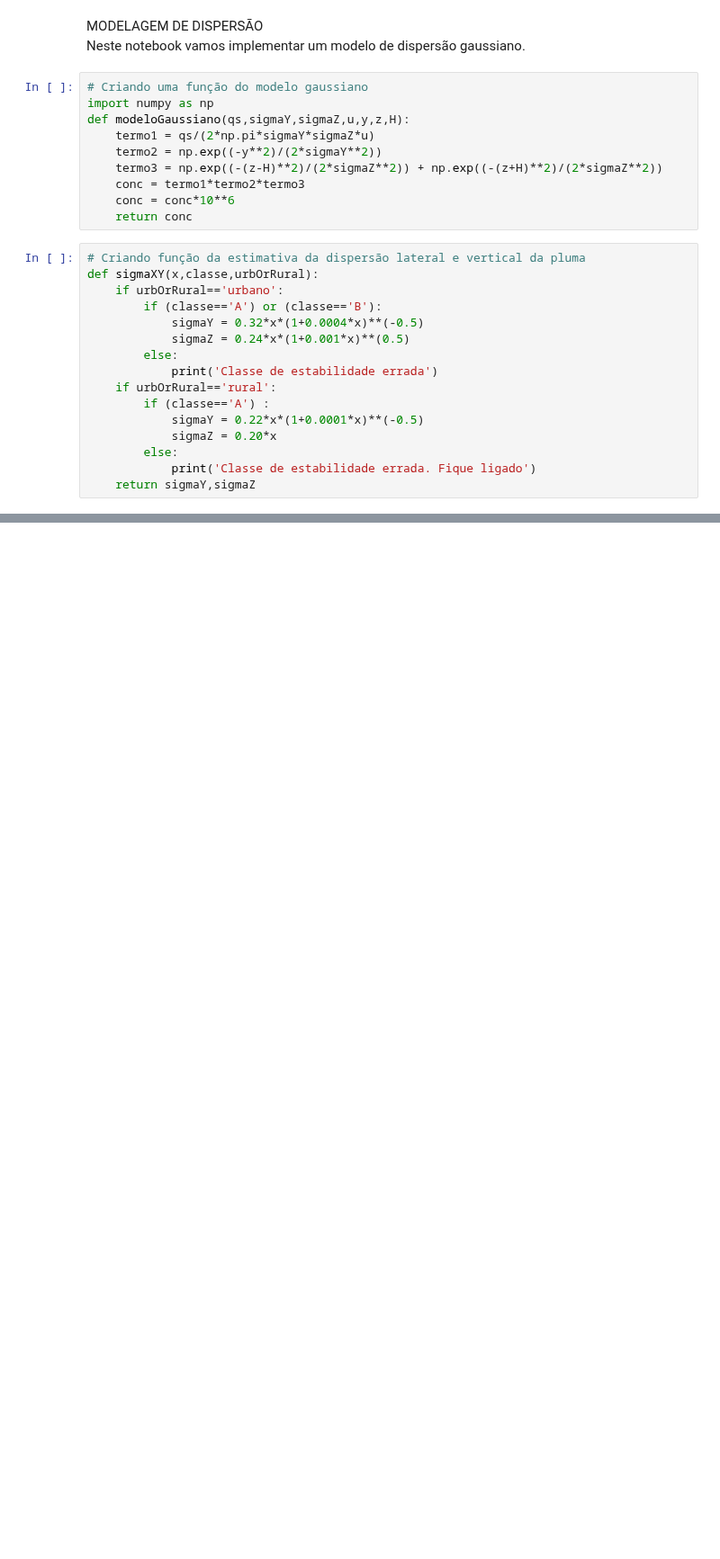
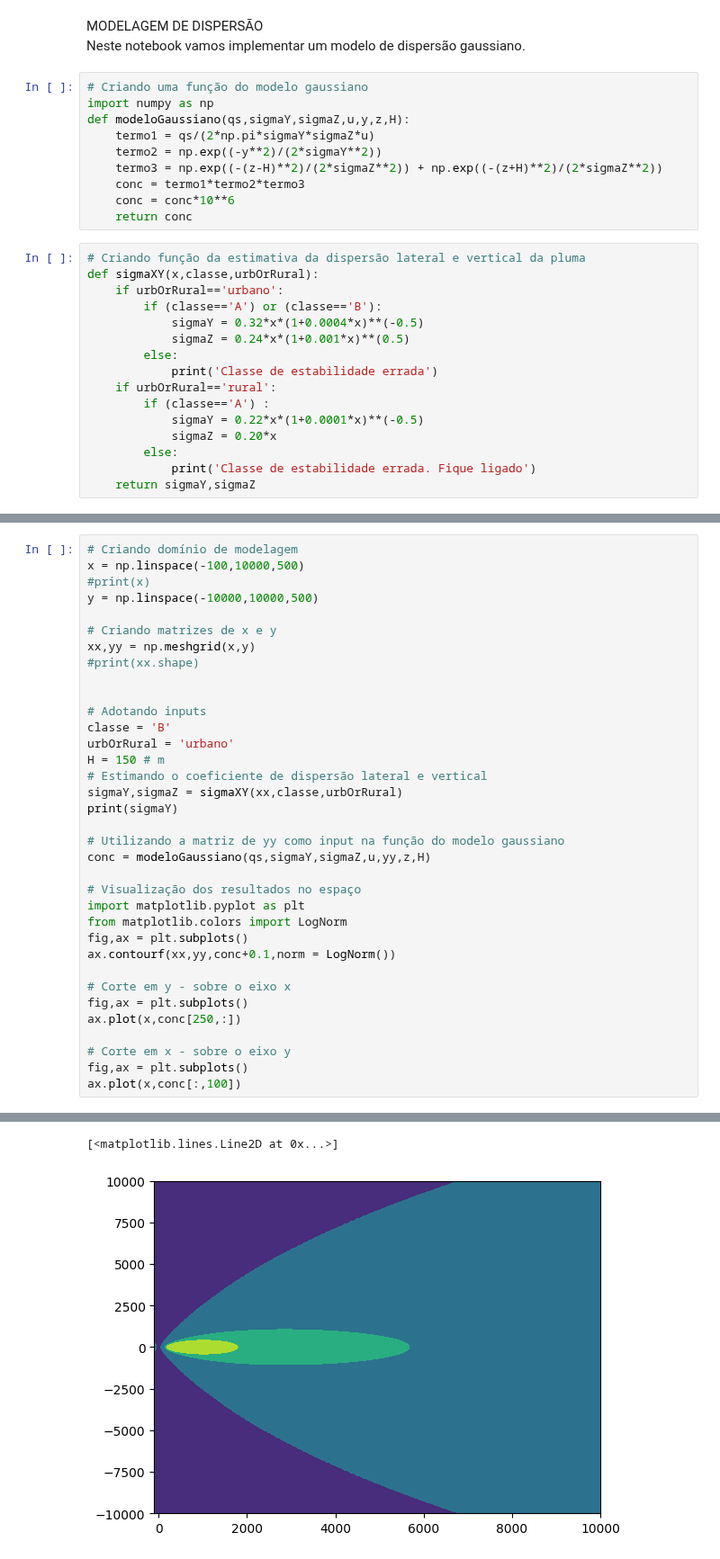
Before and after one commit to muriell-b/ENS5173_01, a Jupyter notebook: projeto_03.ipynb, the cells around one changed output, grey strips where cells are left out. Shown at 90% size. Saved outputs shown, nothing was run; the diff lists cells and outputs as text; blank space fills up the shorter version.

```diff
--- a/projeto_03.ipynb
+++ b/projeto_03.ipynb
@@ -45,0 +46,36 @@ A concentração estimada é = 86.2052564132534 [$\mu$]g/m³
+# %%
+# Criando domínio de modelagem
+x = np.linspace(-100,10000,500)
+#print(x)
+y = np.linspace(-10000,10000,500)
+
+# Criando matrizes de x e y
+xx,yy = np.meshgrid(x,y)
+#print(xx.shape)
+
+
+# Adotando inputs
+classe = 'B'
+urbOrRural = 'urbano'
+H = 150 # m
+# Estimando o coeficiente de dispersão lateral e vertical
+sigmaY,sigmaZ = sigmaXY(xx,classe,urbOrRural)
+print(sigmaY)
+
+# Utilizando a matriz de yy como input na função do modelo gaussiano
+conc = modeloGaussiano(qs,sigmaY,sigmaZ,u,yy,z,H)
+
+# Visualização dos resultados no espaço
+import matplotlib.pyplot as plt
+from matplotlib.colors import LogNorm
+fig,ax = plt.subplots()
+ax.contourf(xx,yy,conc+0.1,norm = LogNorm())
+
+# Corte em y - sobre o eixo x
+fig,ax = plt.subplots()
+ax.plot(x,conc[250,:])
+
+# Corte em x - sobre o eixo y
+fig,ax = plt.subplots()
+ax.plot(x,conc[:,100])
+# %% [output]
@@ -45,0 +95,2 @@ A concentração estimada é = 86.2052564132534 [$\mu$]g/m³
+[<matplotlib.lines.Line2D at 0x...>]
+[figure, added]
```
Also changed, not shown: parts of 2 cells of this notebook.
